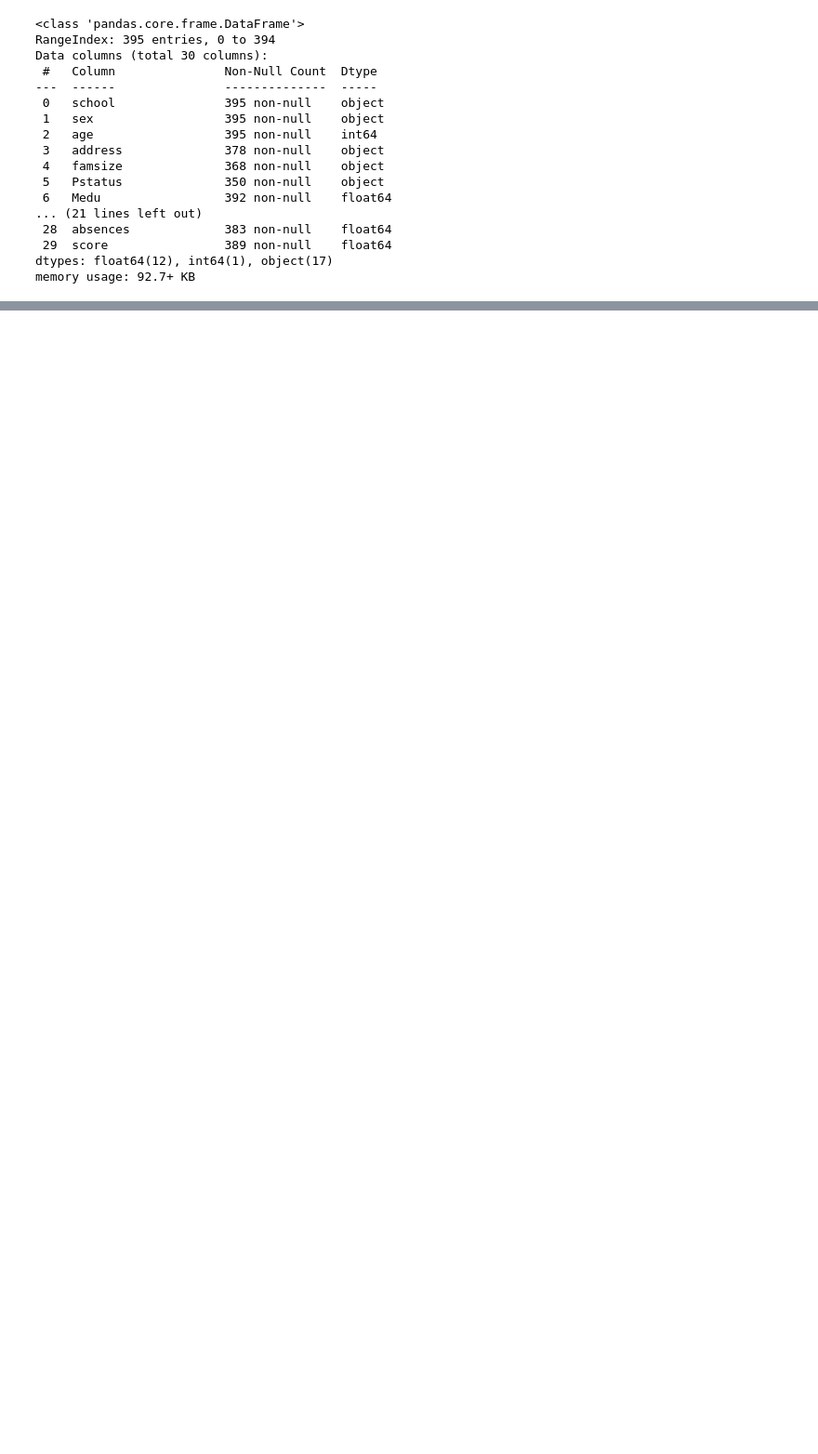
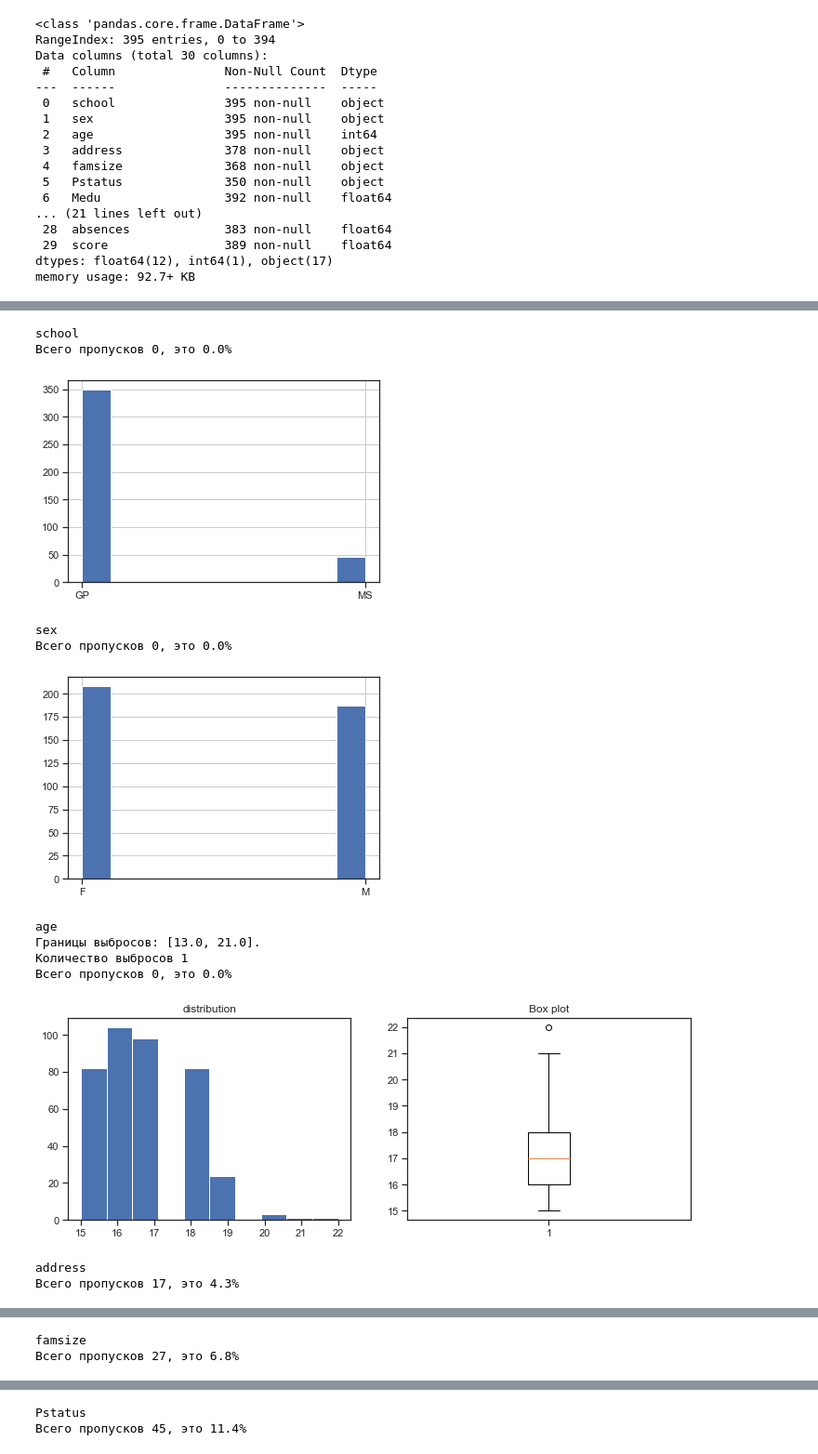
Before and after one commit to LemzarL/Skills, a Jupyter notebook: module2/project2.ipynb, the cells around one changed output, grey strips where cells are left out. Shown at 93% size. Drawn from its saved outputs; the diff is of its cells as text; code cells hidden in the pictures; blank space fills up the shorter version.

```diff
--- a/module2/project2.ipynb
+++ b/module2/project2.ipynb
@@ -40,0 +61,7 @@ memory usage: 92.7+ KB
+# %%
+#Разобьем наши столбцы на 2 категории:
+nominative_columns = ['school', 'sex',  'address', 'famsize', 'Pstatus',
+                      'Mjob', 'Fjob', 'reason', 'guardian',  'schoolsup', 'famsup', 'paid', 'activities', 'nursery',
+                      'higher', 'internet', 'romantic']
+quantative_columns = ['age',  'Medu', 'Fedu', 'traveltime', 'studytime', 'failures',
+                      'studytime, granular',  'famrel', 'freetime', 'goout', 'health', 'absences', 'score']
@@ -40,0 +82,47 @@ memory usage: 92.7+ KB
+# %%
+# Функция по определению выбросов
+def outliers(col):
+    # найдем межквартильное расстояние
+    IQR = df[col].quantile(0.75) - df[col].quantile(0.25)
+    perc25 = df[col].quantile(0.25)
+    perc75 = df[col].quantile(0.75)
+    print(f"Границы выбросов: [{perc25 - 1.5*IQR}, {perc75 + 1.5*IQR}].")
+    print(
+        f'Количество выбросов {len(df[col].loc[df[col].lt(perc25 - 1.5*IQR) | df[col].gt(perc75 + 1.5*IQR)])}')
+# %%
+# Функция первичного осмотра столбца
+def first_look_col(col):
+    print(col)
+    if col in nominative_columns:
+        # Если качественный параметр, то только гистограмма, иначе добавляем boxplot
+        df[col].dropna().hist(bins=10)
+    else:
+        fig, axes = plt.subplots(1, 2, figsize=(12, 4))
+        data = df[col].dropna()
+        axes[0].hist(data, bins=10)
+        axes[0].set_title('distribution')
+        axes[1].boxplot(data)
+        axes[1].set_title('Box plot')
+
+        outliers(col)  # Проверка выбросов
+
+    print(f"Всего пропусков {df[col].isna().sum()}, это {df[col].isna().sum()/len(df):.1%}")
+
+    plt.show()
+# %%
+for col in df.columns:
+    first_look_col(col)
+# %% [output]
+school
+Всего пропусков 0, это 0.0%
+[figure, added]
+sex
+Всего пропусков 0, это 0.0%
+[figure, added]
+age
+Границы выбросов: [13.0, 21.0].
+Количество выбросов 1
+Всего пропусков 0, это 0.0%
+[figure, added]
+address
+Всего пропусков 17, это 4.3%
@@ -40,0 +130,2 @@ memory usage: 92.7+ KB
+famsize
+Всего пропусков 27, это 6.8%
@@ -40,0 +133,2 @@ memory usage: 92.7+ KB
+Pstatus
+Всего пропусков 45, это 11.4%
```
Also changed, not shown: parts of 41 cells of this notebook, 5 other files.
